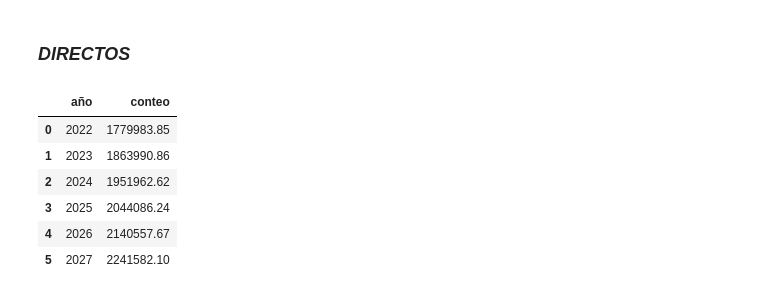
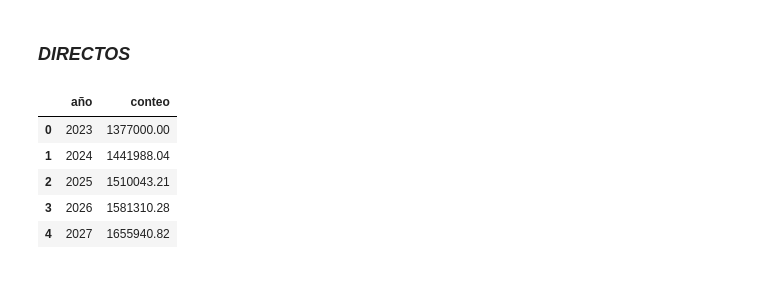
Before and after one commit to MiguelDWT4toCreativo/Datalpine, a Jupyter notebook: resources/jupyter/precio_media_anual.ipynb, the cells around one changed output. Saved outputs shown, nothing was run; the diff lists cells and outputs as text; code cells hidden in the pictures.

```diff
--- a/resources/jupyter/precio_media_anual.ipynb
+++ b/resources/jupyter/precio_media_anual.ipynb
@@ -2111,19 +2111,18 @@ fig.add_trace(go.Bar(
 ### *DIRECTOS*
 # %%
 datos_directos_tulancingo = {
-    'año': [2022,	2023,	2024,	2025,	2026,	2027],
-    'conteo': [1779983.85,	1863990.86,	1951962.62,	2044086.24,	2140557.67,	2241582.10]
+    'año': [2023,	2024,	2025,	2026,	2027],
+    'conteo': [1377000.00,	1441988.04,	1510043.21,	1581310.28,	1655940.82]
 }
 precio_medianual_tulancingo_direct = pd.DataFrame(datos_directos_tulancingo)
 precio_medianual_tulancingo_direct
 # %% [output]
 |  | año | conteo |
-| 0 | 2022 | 1779983.85 |
-| 1 | 2023 | 1863990.86 |
-| 2 | 2024 | 1951962.62 |
-| 3 | 2025 | 2044086.24 |
-| 4 | 2026 | 2140557.67 |
-| 5 | 2027 | 2241582.10 |
+| 0 | 2023 | 1377000.00 |
+| 1 | 2024 | 1441988.04 |
+| 2 | 2025 | 1510043.21 |
+| 3 | 2026 | 1581310.28 |
+| 4 | 2027 | 1655940.82 |
 # %%
 
 # Datos
```
Also changed, not shown: parts of 1 cell of this notebook, 6 other files.
